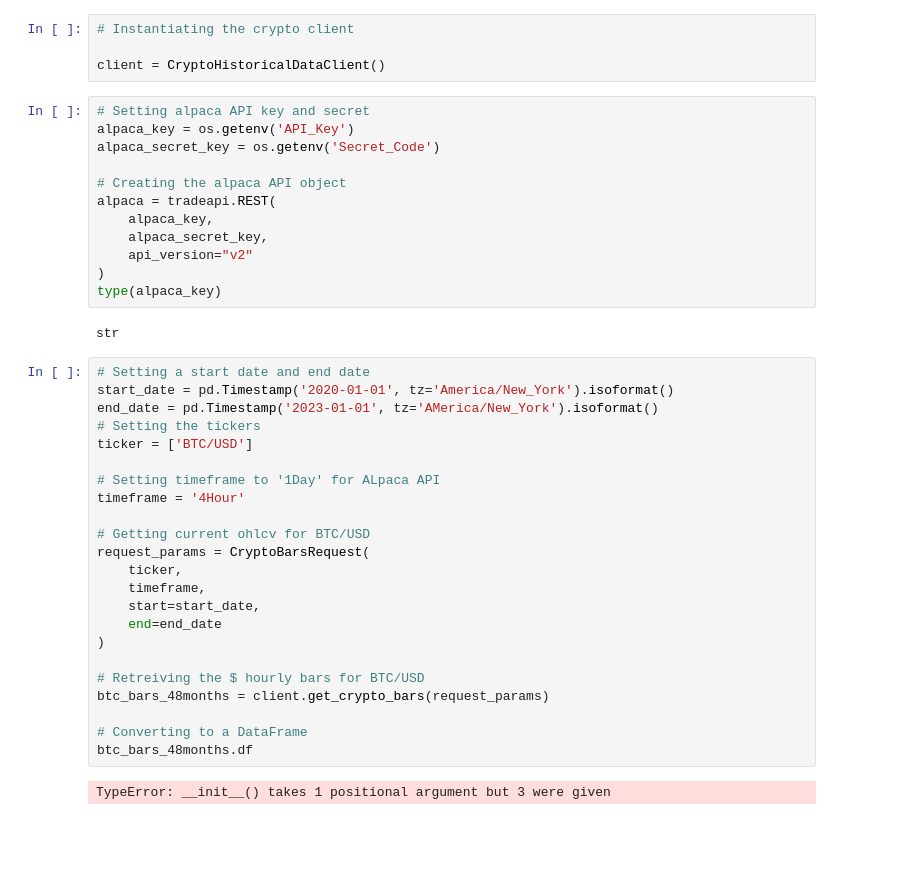
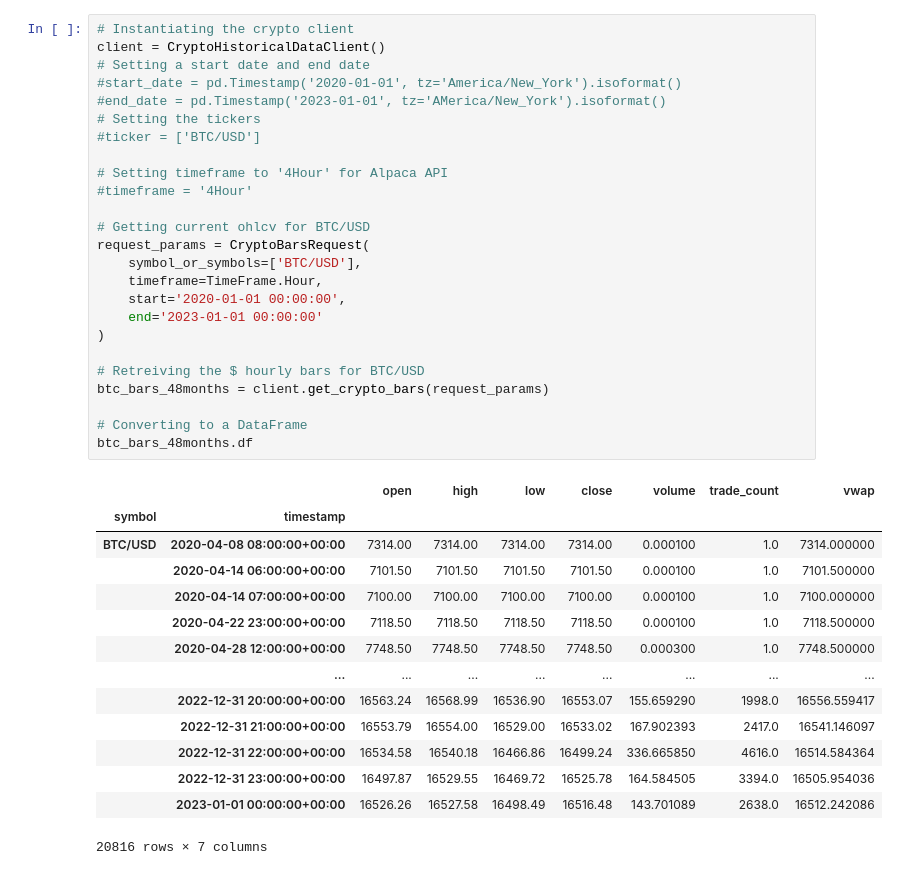
Before and after one commit to marcleipold/Project-2---Algo-Trading-ML-Bot, a Jupyter notebook: Anthony_experiments/test.ipynb, the cells around one changed output. Saved outputs shown, nothing was run; the diff lists cells and outputs as text; blank space fills up the shorter version.

Commit message:
finished pulling historical data from alpaca API, on to training the models

```diff
--- a/Anthony_experiments/test.ipynb
+++ b/Anthony_experiments/test.ipynb
@@ -18,46 +18,43 @@ from sklearn.metrics import classification_report
 # %% [output]
 [interactive output not drawn]
 [interactive output not drawn]
-# %%
-# Instantiating the crypto client
-
-client = CryptoHistoricalDataClient()
-# %%
-# Setting alpaca API key and secret
-alpaca_key = os.getenv('API_Key')
-alpaca_secret_key = os.getenv('Secret_Code')
-
-# Creating the alpaca API object
-alpaca = tradeapi.REST(
-    alpaca_key,
-    alpaca_secret_key,
-    api_version="v2"
-)
-type(alpaca_key)
-# %% [output]
-str
 # %%
+# Instantiating the crypto client
+client = CryptoHistoricalDataClient()
 # Setting a start date and end date
-start_date = pd.Timestamp('2020-01-01', tz='America/New_York').isoformat()
-end_date = pd.Timestamp('2023-01-01', tz='AMerica/New_York').isoformat()
+#start_date = pd.Timestamp('2020-01-01', tz='America/New_York').isoformat()
+#end_date = pd.Timestamp('2023-01-01', tz='AMerica/New_York').isoformat()
 # Setting the tickers
-ticker = ['BTC/USD']
+#ticker = ['BTC/USD']
 
-# Setting timeframe to '1Day' for ALpaca API
-timeframe = '4Hour'
+# Setting timeframe to '4Hour' for Alpaca API
+#timeframe = '4Hour'
 
 # Getting current ohlcv for BTC/USD
 request_params = CryptoBarsRequest(
-    ticker,
-    timeframe,
-    start=start_date,
-    end=end_date
+    symbol_or_symbols=['BTC/USD'],
+    timeframe=TimeFrame.Hour,
+    start='2020-01-01 00:00:00',
+    end='2023-01-01 00:00:00'
 )
 
 # Retreiving the $ hourly bars for BTC/USD
 btc_bars_48months = client.get_crypto_bars(request_params)
 
 # Converting to a DataFrame
 btc_bars_48months.df
 # %% [output]
+|  |  | open | high | low | close | volume | trade_count | vwap |
+| symbol | timestamp |  |  |  |  |  |  |  |
+| BTC/USD | 2020-04-08 08:00:00+00:00 | 7314.00 | 7314.00 | 7314.00 | 7314.00 | 0.000100 | 1.0 | 7314.000000 |
+|  | 2020-04-14 06:00:00+00:00 | 7101.50 | 7101.50 | 7101.50 | 7101.50 | 0.000100 | 1.0 | 7101.500000 |
+|  | 2020-04-14 07:00:00+00:00 | 7100.00 | 7100.00 | 7100.00 | 7100.00 | 0.000100 | 1.0 | 7100.000000 |
+|  | 2020-04-22 23:00:00+00:00 | 7118.50 | 7118.50 | 7118.50 | 7118.50 | 0.000100 | 1.0 | 7118.500000 |
+|  | 2020-04-28 12:00:00+00:00 | 7748.50 | 7748.50 | 7748.50 | 7748.50 | 0.000300 | 1.0 | 7748.500000 |
+|  | ... | ... | ... | ... | ... | ... | ... | ... |
+|  | 2022-12-31 20:00:00+00:00 | 16563.24 | 16568.99 | 16536.90 | 16553.07 | 155.659290 | 1998.0 | 16556.559417 |
+|  | 2022-12-31 21:00:00+00:00 | 16553.79 | 16554.00 | 16529.00 | 16533.02 | 167.902393 | 2417.0 | 16541.146097 |
+|  | 2022-12-31 22:00:00+00:00 | 16534.58 | 16540.18 | 16466.86 | 16499.24 | 336.665850 | 4616.0 | 16514.584364 |
+|  | 2022-12-31 23:00:00+00:00 | 16497.87 | 16529.55 | 16469.72 | 16525.78 | 164.584505 | 3394.0 | 16505.954036 |
+|  | 2023-01-01 00:00:00+00:00 | 16526.26 | 16527.58 | 16498.49 | 16516.48 | 143.701089 | 2638.0 | 16512.242086 |
-TypeError: __init__() takes 1 positional argument but 3 were given
+20816 rows × 7 columns
```
